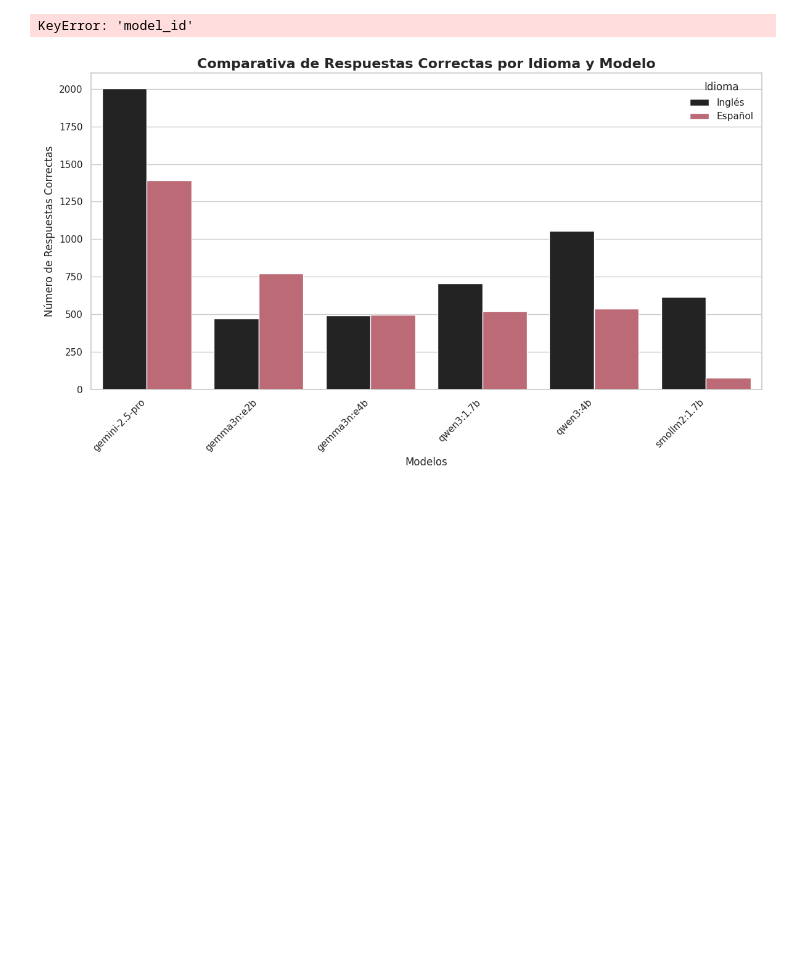
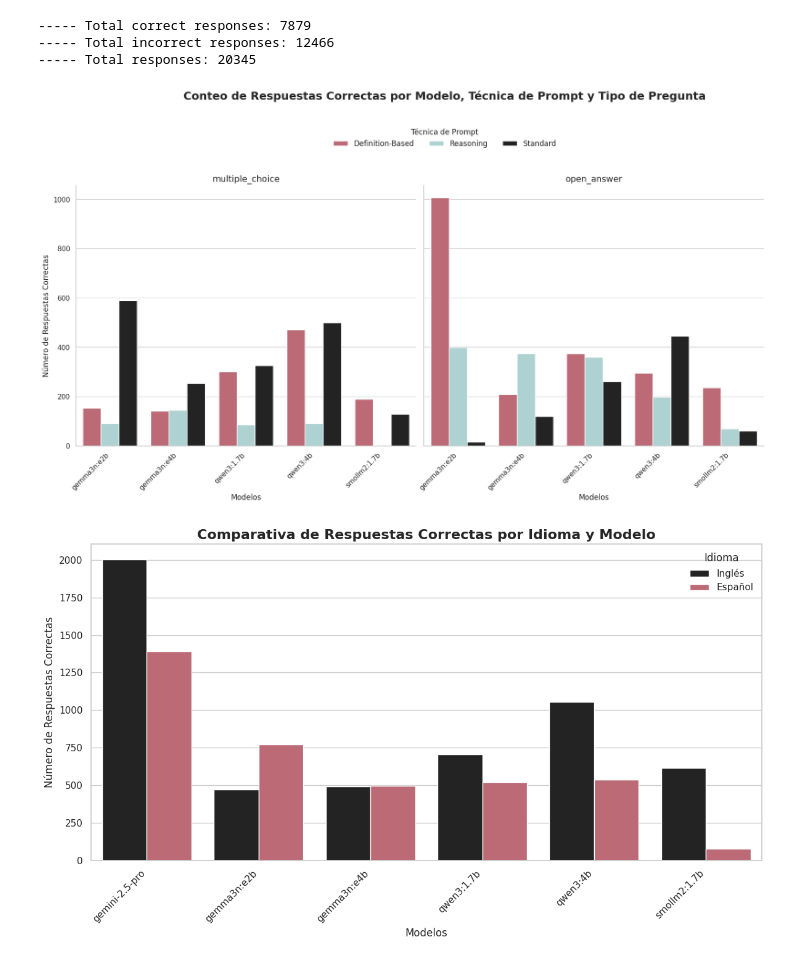
Before and after one commit to jmolleda/LLMmark, a Jupyter notebook: src/llmmark/data_visualization/evaluation.ipynb, the cells around one changed output. Drawn from its saved outputs; the diff is of its cells as text; code cells hidden in the pictures; blank space fills up the shorter version.

Commit message:
:sparkles: Update figure of evaluation

```diff
--- a/src/llmmark/data_visualization/evaluation.ipynb
+++ b/src/llmmark/data_visualization/evaluation.ipynb
@@ -294,15 +294,17 @@ def map_prompt_technique(tech_code):
     elif 'R' in str(tech_code): return 'Reasoning'
     elif 'D' in str(tech_code): return 'Definition-Based'
     else: return 'Unknown'
+
+df.head()
 df['prompt_technique_full'] = df['prompting_tech'].apply(map_prompt_technique)
 
-correct_counts = df.groupby(['model_id', 'prompt_technique_full', 'question_type'])['is_correct'].sum().reset_index()
+correct_counts = df.groupby(['model_display_name', 'prompt_technique_full', 'question_type'])['is_correct'].sum().reset_index()
 correct_counts = correct_counts.rename(columns={'is_correct': 'Respuestas Correctas'})
 
-incorrect_counts = df.groupby(['model_id', 'prompt_technique_full', 'question_type'])['is_correct'].apply(lambda x: (~x).sum()).reset_index()
+incorrect_counts = df.groupby(['model_display_name', 'prompt_technique_full', 'question_type'])['is_correct'].apply(lambda x: (~x).sum()).reset_index()
 
 
-total_counts = df.groupby(['model_id', 'prompt_technique_full', 'question_type']).size().reset_index(name='Total Respuestas')
+total_counts = df.groupby(['model_display_name', 'prompt_technique_full', 'question_type']).size().reset_index(name='Total Respuestas')
 
 
 print(f"----- Total correct responses: {correct_counts['Respuestas Correctas'].sum()}")
@@ -315,37 +317,40 @@ sns.set_theme(style="whitegrid")
 
 g = sns.catplot(
     data=correct_counts,
-    x='model_id',
+    x='model_display_name',
     y='Respuestas Correctas',
     hue='prompt_technique_full',
     col='question_type',
     kind='bar',
     height=7,
     aspect=1.2,
     palette={'Definition-Based': '#C85C6D', 'Reasoning': '#A8D8D7', 'Standard': '#232323'},
 )
 
 sns.move_legend(
     g, "upper center",
     bbox_to_anchor=(.5, 1.15),
     ncol=3,
     title='Técnica de Prompt',
     frameon=False,
     fontsize=12
 )
 
 g.fig.suptitle('Conteo de Respuestas Correctas por Modelo, Técnica de Prompt y Tipo de Pregunta',
                fontsize=18, weight='bold', y=1.25)
 
 g.set_axis_labels('Modelos', 'Número de Respuestas Correctas')
 g.set_titles(col_template="{col_name}", size=14)
 g.set_xticklabels(rotation=45, horizontalalignment='right')
 
 sns.despine()
 
 plt.show()
 # %% [output]
-KeyError: 'model_id'
+----- Total correct responses: 7879
+----- Total incorrect responses: 12466
+----- Total responses: 20345
+[figure, added]
 # %%
 
 lang_correct_counts = df.groupby(['model_id', 'language'])['is_correct'].sum().reset_index()
```
Also changed, not shown: parts of 4 cells of this notebook.
